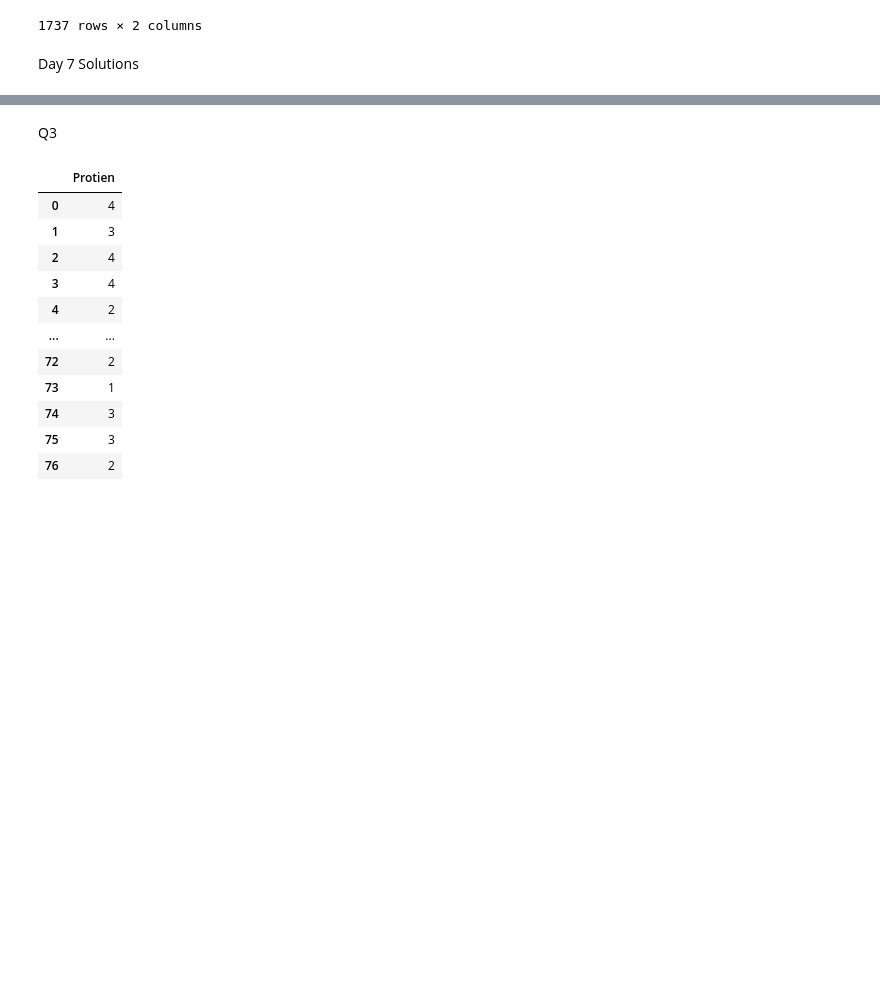
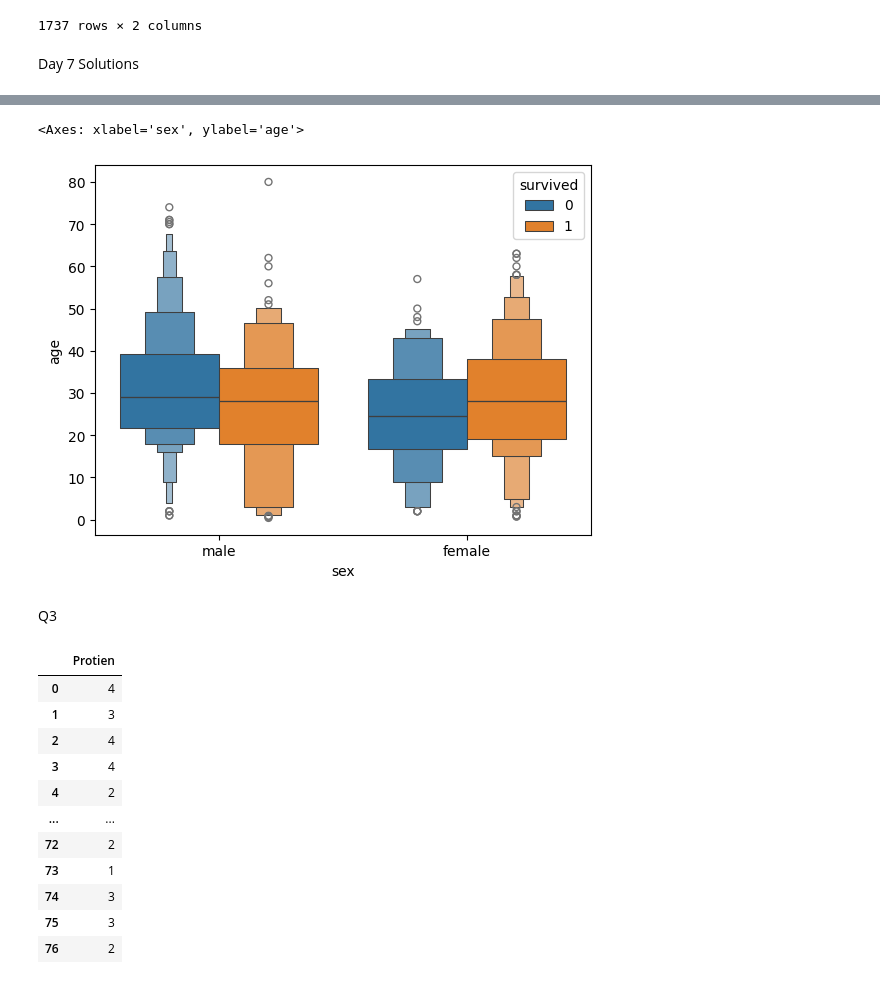
Before and after one commit to msarkar92/pandas-basics, a Jupyter notebook: Day_7_Copy_of_pandas_+_visualization.ipynb, the cells around one changed output, grey strips where cells are left out. Saved outputs shown, nothing was run; the diff lists cells and outputs as text; code cells hidden in the pictures; blank space fills up the shorter version.

```diff
--- a/Day_7_Copy_of_pandas_+_visualization.ipynb
+++ b/Day_7_Copy_of_pandas_+_visualization.ipynb
@@ -625,0 +628,5 @@ Day 7 Solutions
+# %%
+import pandas as pd
+import seaborn as sns
+titanic = pd.read_csv("https://raw.githubusercontent.com/mwaskom/seaborn-data/master/titanic.csv")
+titanic.head()
@@ -626,3 +640,9 @@ Day 7 Solutions
+# %%
+sns.boxenplot(data=titanic, x="sex", y="age", hue="survived")
+# Plotting is correct
+# %% [output]
+<Axes: xlabel='sex', ylabel='age'>
+[figure, added]
 # %% [markdown]
 Q3
 # %%
```
Also changed, not shown: parts of 8 cells of this notebook.
